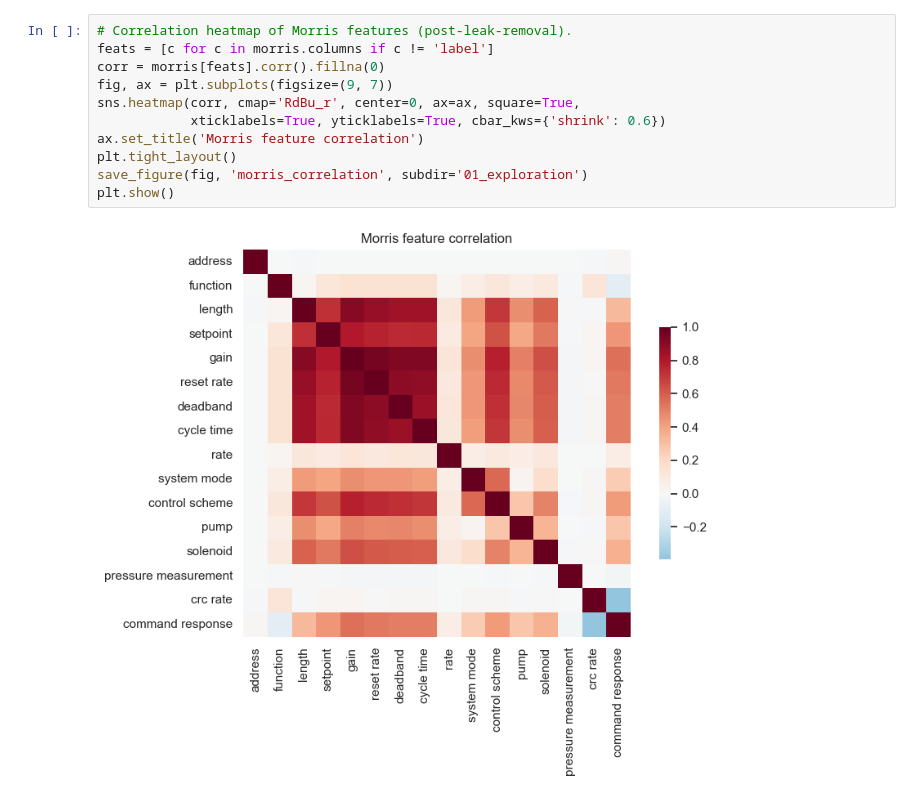
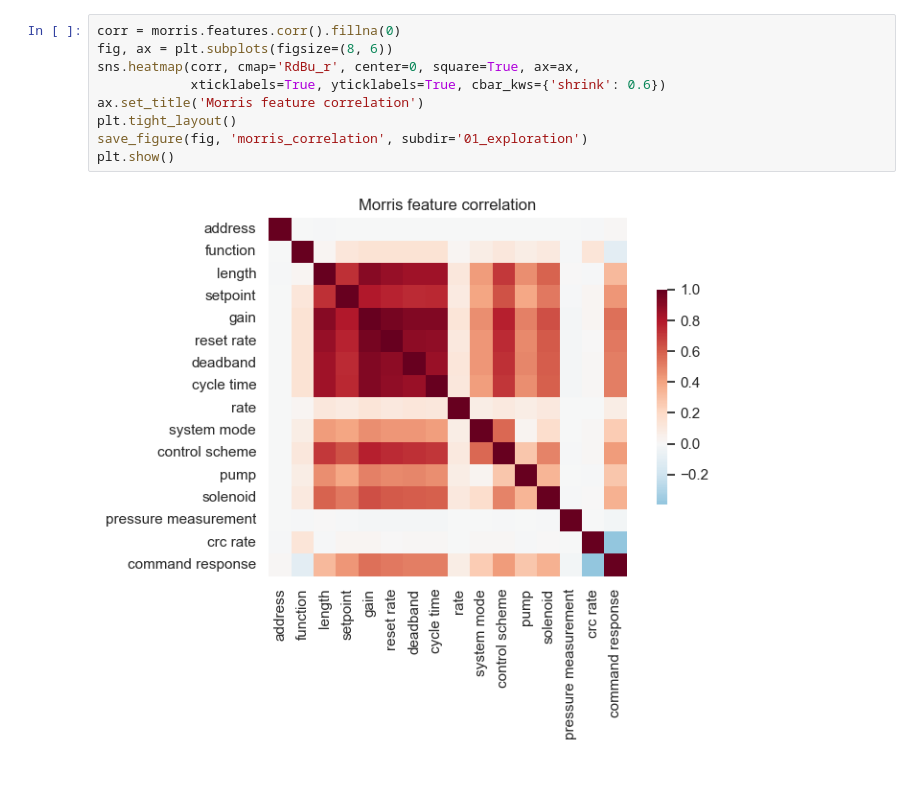
Before and after one commit to mapeke/ics-anomaly-detection, a Jupyter notebook: notebooks/01_data_exploration.ipynb, the cells around one changed output. Saved outputs shown, nothing was run; the diff lists cells and outputs as text.

```diff
--- a/notebooks/01_data_exploration.ipynb
+++ b/notebooks/01_data_exploration.ipynb
@@ -115,13 +85,11 @@ plt.show()
 # %%
-# Correlation heatmap of Morris features (post-leak-removal).
-feats = [c for c in morris.columns if c != 'label']
-corr = morris[feats].corr().fillna(0)
-fig, ax = plt.subplots(figsize=(9, 7))
-sns.heatmap(corr, cmap='RdBu_r', center=0, ax=ax, square=True,
+corr = morris.features.corr().fillna(0)
+fig, ax = plt.subplots(figsize=(8, 6))
+sns.heatmap(corr, cmap='RdBu_r', center=0, square=True, ax=ax,
             xticklabels=True, yticklabels=True, cbar_kws={'shrink': 0.6})
 ax.set_title('Morris feature correlation')
 plt.tight_layout()
 save_figure(fig, 'morris_correlation', subdir='01_exploration')
 plt.show()
 # %% [output]
-[figure, old version]
+[figure, new version]
```
Also changed, not shown: parts of 17 cells of this notebook, 23 other files.
